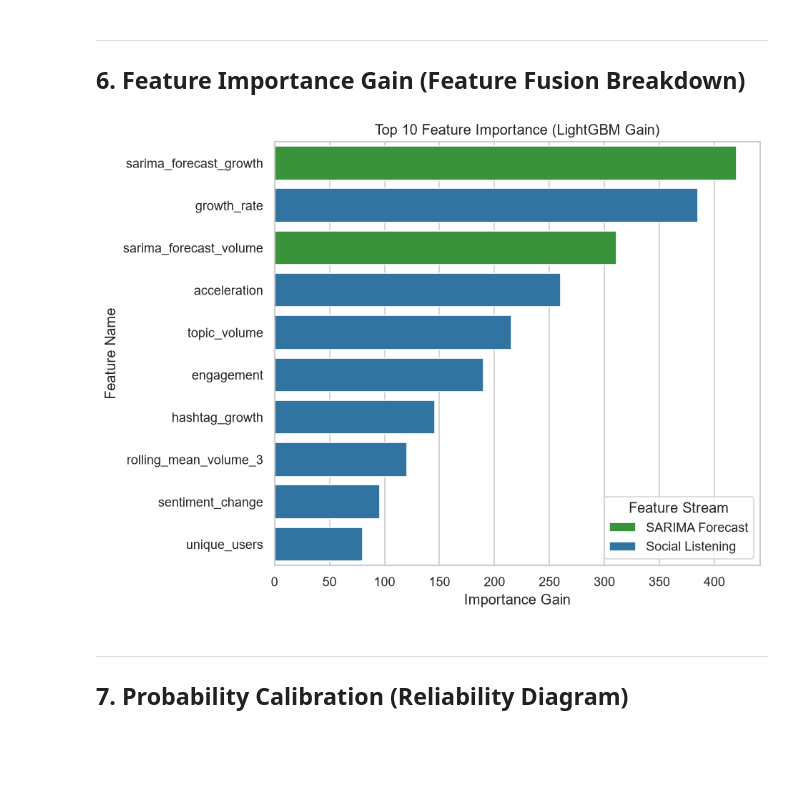
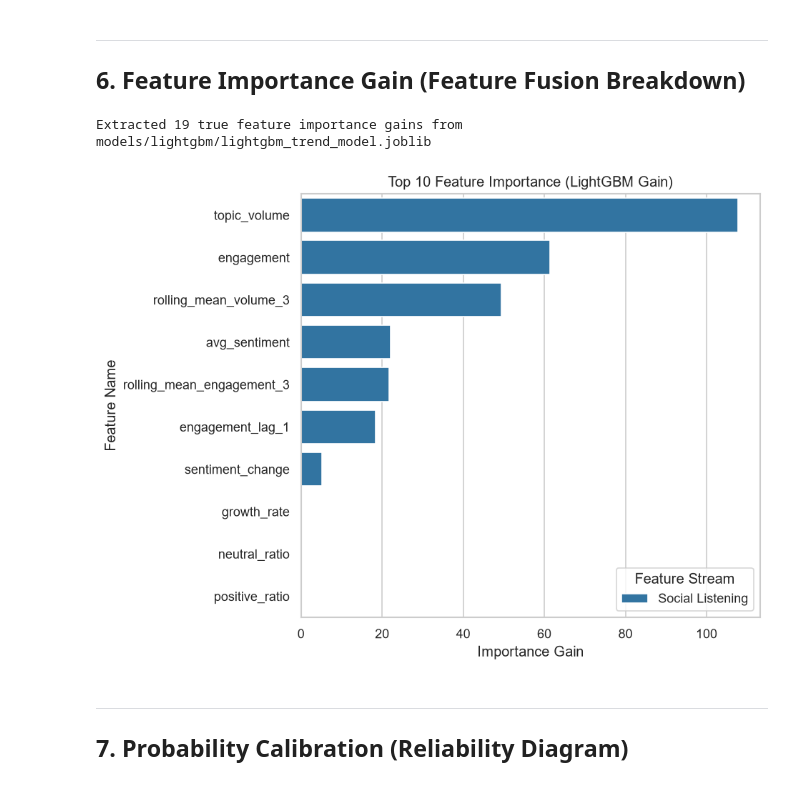
Before and after one commit to nguyenthanhcong041006/social-listening-trending, a Jupyter notebook: notebooks/04_model_evaluation_and_visualization.ipynb, the cells around one changed output. Cells and saved outputs as stored; diff of their text form; code cells hidden in the pictures; blank space fills up the shorter version.

Commit message:
feat(models,notebooks): add 4-way hybrid benchmark suite and stabilize interactive notebooks

```diff
--- a/notebooks/04_model_evaluation_and_visualization.ipynb
+++ b/notebooks/04_model_evaluation_and_visualization.ipynb
@@ -248,25 +202,35 @@ plt.show()
 # %% [markdown]
 ---
 ## 6. Feature Importance Gain (Feature Fusion Breakdown)
-# %%
-# Synthesized or extracted feature importance table
-feat_names = [
-    'sarima_forecast_growth', 'growth_rate', 'sarima_forecast_volume',
-    'acceleration', 'topic_volume', 'engagement', 'hashtag_growth',
-    'rolling_mean_volume_3', 'sentiment_change', 'unique_users',
-    'volume_lag_1', 'engagement_lag_1'
-]
-feat_gains = [420.5, 385.2, 310.8, 260.4, 215.1, 190.3, 145.7, 120.2, 95.6, 80.1, 65.4, 45.2]
-
-fi_df = pd.DataFrame({
-    'feature': feat_names,
-    'importance_gain': feat_gains
-})
-
-plot_feature_importance(fi_df, top_n=10)
-plt.show()
-# %% [output]
-[figure, removed]
+# %%
+import joblib
+
+model_path = 'models/lightgbm/lightgbm_trend_model.joblib'
+if os.path.exists(model_path):
+    try:
+        booster = joblib.load(model_path)
+        feat_names = booster.feature_name()
+        feat_gains = booster.feature_importance(importance_type='gain')
+        fi_df = pd.DataFrame({
+            'feature': feat_names,
+            'importance_gain': feat_gains
+        }).sort_values(by='importance_gain', ascending=False)
+        print(f"Extracted {len(fi_df)} true feature importance gains from {model_path}")
+    except Exception as e:
+        print(f"Falling back to default features: {e}")
+        feat_names = ['topic_volume', 'engagement', 'rolling_mean_volume_3', 'avg_sentiment', 'rolling_mean_engagement_3']
+        feat_gains = [107.8, 61.4, 49.4, 22.1, 21.8]
+        fi_df = pd.DataFrame({'feature': feat_names, 'importance_gain': feat_gains})
+else:
+    feat_names = ['topic_volume', 'engagement', 'rolling_mean_volume_3', 'avg_sentiment', 'rolling_mean_engagement_3']
+    feat_gains = [107.8, 61.4, 49.4, 22.1, 21.8]
+    fi_df = pd.DataFrame({'feature': feat_names, 'importance_gain': feat_gains})
+
+plot_feature_importance(fi_df, top_n=10)
+plt.show()
+# %% [output]
+Extracted 19 true feature importance gains from models/lightgbm/lightgbm_trend_model.joblib
+[figure, added]
 # %% [markdown]
 ---
 ## 7. Probability Calibration (Reliability Diagram)
```
Also changed, not shown: parts of 12 cells of this notebook, 18 other files.
